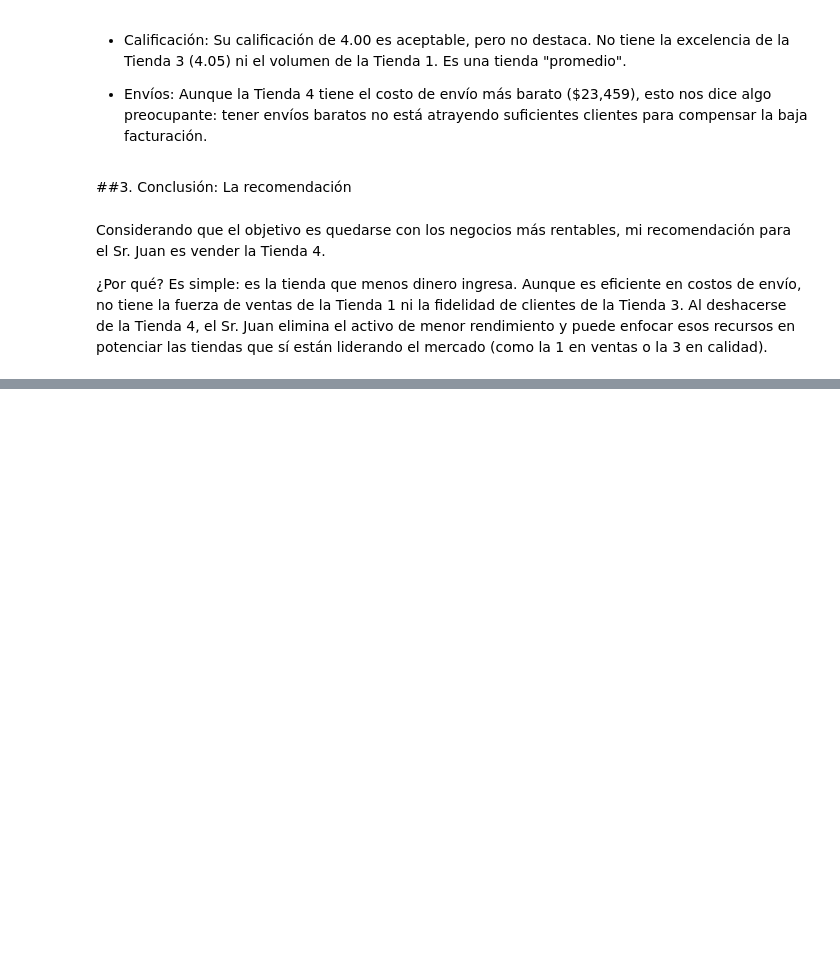
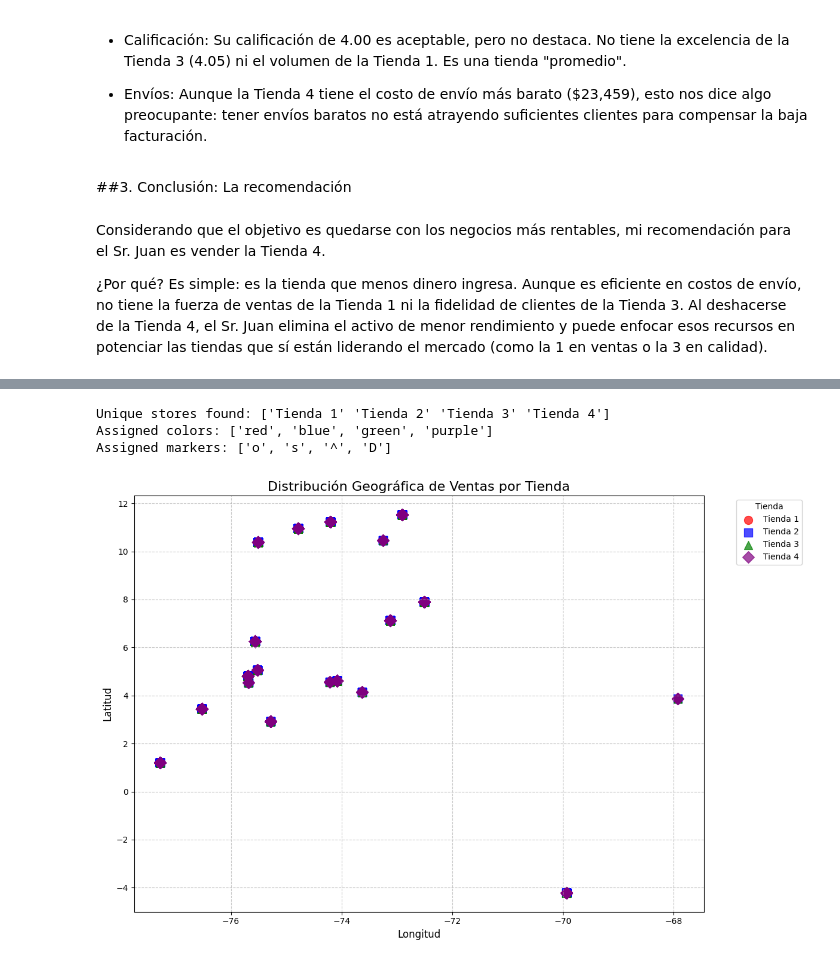
Before and after one commit to ghost22r/challenge-amigo-secreto-aluram, a Jupyter notebook: AluraStoreLatam.ipynb, the cells around one changed output, grey strips where cells are left out. Cells and saved outputs as stored; diff of their text form; code cells hidden in the pictures; blank space fills up the shorter version.

```diff
--- a/AluraStoreLatam.ipynb
+++ b/AluraStoreLatam.ipynb
@@ -356,0 +365,9 @@ Considerando que el objetivo es quedarse con los negocios más rentables, mi rec
+# %%
+tienda['Tienda'] = 'Tienda 1'
+tienda2['Tienda'] = 'Tienda 2'
+tienda3['Tienda'] = 'Tienda 3'
+tienda4['Tienda'] = 'Tienda 4'
+
+all_stores_df = pd.concat([tienda, tienda2, tienda3, tienda4], ignore_index=True)
+print("Combined DataFrame created successfully. First 5 rows:")
+print(all_stores_df.head())
@@ -356,0 +392,40 @@ Considerando que el objetivo es quedarse con los negocios más rentables, mi rec
+# %%
+import matplotlib.pyplot as plt
+
+plt.figure(figsize=(12, 8))
+
+unique_stores = all_stores_df['Tienda'].unique()
+colors = ['red', 'blue', 'green', 'purple']
+markers = ['o', 's', '^', 'D'] # Circle, Square, Up-triangle, Diamond
+
+print(f"Unique stores found: {unique_stores}")
+print(f"Assigned colors: {colors}")
+print(f"Assigned markers: {markers}")
+
+for i, store in enumerate(unique_stores):
+    store_data = all_stores_df[all_stores_df['Tienda'] == store]
+    if not store_data.empty: # Ensure there is data to plot for the store
+        plt.scatter(
+            store_data['lon'],
+            store_data['lat'],
+            color=colors[i % len(colors)],
+            marker=markers[i % len(markers)], # Use different markers
+            label=store,
+            alpha=0.7, # Slightly less transparent
+            s=100 # Larger points
+        )
+    else:
+        print(f"Warning: No data found for {store}")
+
+plt.title('Distribución Geográfica de Ventas por Tienda', fontsize=16)
+plt.xlabel('Longitud', fontsize=12)
+plt.ylabel('Latitud', fontsize=12)
+plt.legend(title='Tienda', bbox_to_anchor=(1.05, 1), loc='upper left')
+plt.grid(True, linestyle='--', alpha=0.7)
+plt.tight_layout()
+plt.show()
+# %% [output]
+Unique stores found: ['Tienda 1' 'Tienda 2' 'Tienda 3' 'Tienda 4']
+Assigned colors: ['red', 'blue', 'green', 'purple']
+Assigned markers: ['o', 's', '^', 'D']
+[figure, added]
```
Also changed, not shown: parts of 5 cells of this notebook.
